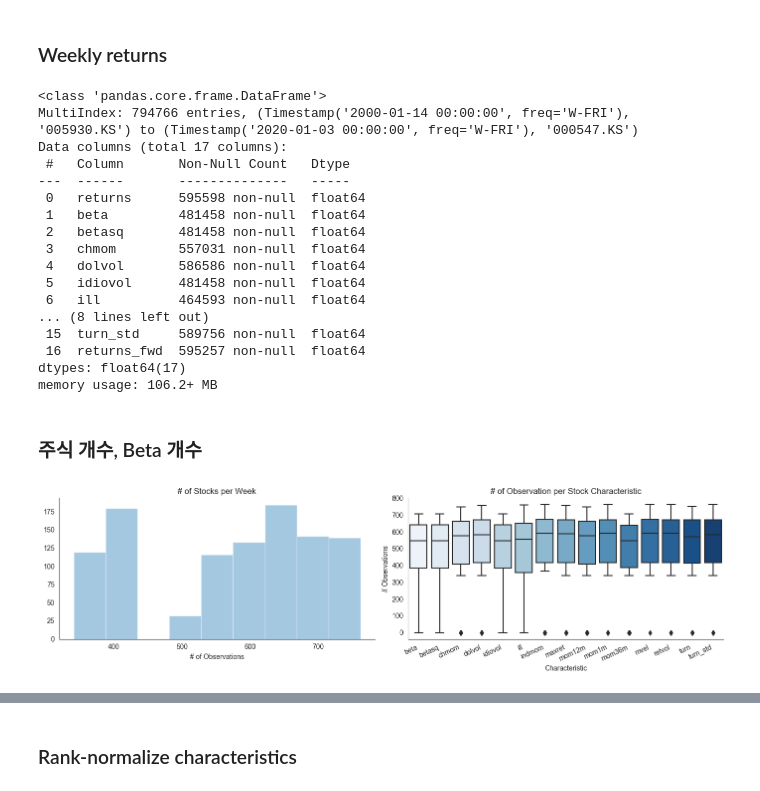
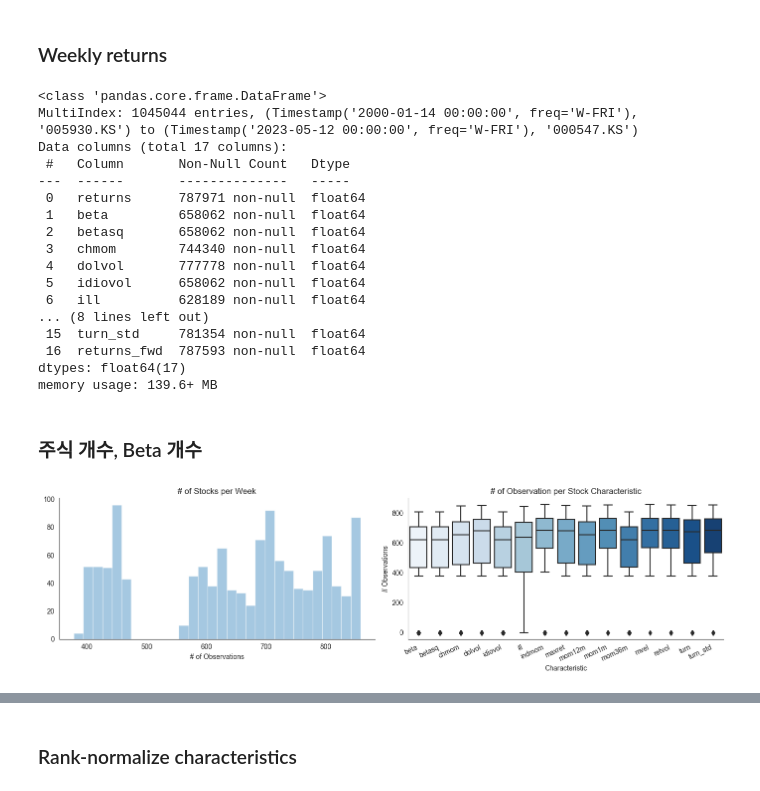
Before and after one commit to ChoiInYeol/Asset-pricing-models-using-deep-learning-networks, a Jupyter notebook: 10_conditional_autoencoder_for_asset_pricing_KR_model.ipynb, the cells around one changed output, grey strips where cells are left out. Drawn from its saved outputs; the diff is of its cells as text; code cells hidden in the pictures.

```diff
--- a/10_conditional_autoencoder_for_asset_pricing_KR_model.ipynb
+++ b/10_conditional_autoencoder_for_asset_pricing_KR_model.ipynb
@@ -64,7 +64,7 @@ idx = pd.IndexSlice
 sns.set_style('whitegrid')
 np.random.seed(42)
 # %%
-results_path = Path('KR_results', 'asset_pricing')
+results_path = Path('KR2_results', 'asset_pricing')
 if not results_path.exists():
     results_path.mkdir(parents=True)
 # %%
@@ -99,7 +99,7 @@ File path: KR_results\asset_pricing\autoencoder.h5
 data = (pd.read_hdf(results_path / 'autoencoder.h5', 'returns')
         .stack(dropna=False)
         .to_frame('returns')
-        .loc[idx['2000':, :], :])
+        .loc[idx['1990':, :], :])
 
 # 램 문제 발생으로 인한 1993 -> 2013
 # %%
@@ -115,22 +115,22 @@ data['returns_fwd'] = data.returns.unstack('ticker').shift(-1).stack()
 data.info(null_counts=True)
 # %% [output]
 <class 'pandas.core.frame.DataFrame'>
-MultiIndex: 794766 entries, (Timestamp('2000-01-14 00:00:00', freq='W-FRI'), '005930.KS') to (Timestamp('2020-01-03 00:00:00', freq='W-FRI'), '000547.KS')
+MultiIndex: 1045044 entries, (Timestamp('2000-01-14 00:00:00', freq='W-FRI'), '005930.KS') to (Timestamp('2023-05-12 00:00:00', freq='W-FRI'), '000547.KS')
 Data columns (total 17 columns):
  #   Column       Non-Null Count   Dtype
 ---  ------       --------------   -----
- 0   returns      595598 non-null  float64
- 1   beta         481458 non-null  float64
- 2   betasq       481458 non-null  float64
- 3   chmom        557031 non-null  float64
- 4   dolvol       586586 non-null  float64
- 5   idiovol      481458 non-null  float64
- 6   ill          464593 non-null  float64
+ 0   returns      787971 non-null  float64
+ 1   beta         658062 non-null  float64
+ 2   betasq       658062 non-null  float64
+ 3   chmom        744340 non-null  float64
+ 4   dolvol       777778 non-null  float64
+ 5   idiovol      658062 non-null  float64
+ 6   ill          628189 non-null  float64
 ... (8 lines left out)
- 15  turn_std     589756 non-null  float64
- 16  returns_fwd  595257 non-null  float64
+ 15  turn_std     781354 non-null  float64
+ 16  returns_fwd  787593 non-null  float64
 dtypes: float64(17)
-memory usage: 106.2+ MB
+memory usage: 139.6+ MB
 # %%
 nobs_by_date = data.groupby(level='date').count().max(1)
 nobs_by_characteristic = pd.melt(data[characteristics].groupby(level='date').count(),
@@ -141,20 +141,20 @@ nobs_by_characteristic = pd.melt(data[characteristics].groupby(level='date').cou
 # %%
 with sns.axes_style("white"):
     fig, axes = plt.subplots(ncols=2, figsize=(14, 4))
-    sns.distplot(nobs_by_date, kde=False, ax=axes[0])
+    sns.distplot(nobs_by_date, kde=False, ax=axes[0], bins=30)
     axes[0].set_title('# of Stocks per Week')
     axes[0].set_xlabel('# of Observations')
     sns.boxplot(x='Characteristic',
                 y='# Observations',
                 data=nobs_by_characteristic,
                 ax=axes[1],
                 palette='Blues')
     axes[1].set_xticklabels(axes[1].get_xticklabels(),
                             rotation=25,
                             ha='right')
     axes[1].set_title('# of Observation per Stock Characteristic')
     sns.despine()
     fig.tight_layout()
     # fig.savefig(results_path / 'of Stocks per Week', dpi=600)
 # %% [output]
-[figure, old version]
+[figure, new version]
```
Also changed, not shown: parts of 24 cells of this notebook, 3 other files.
